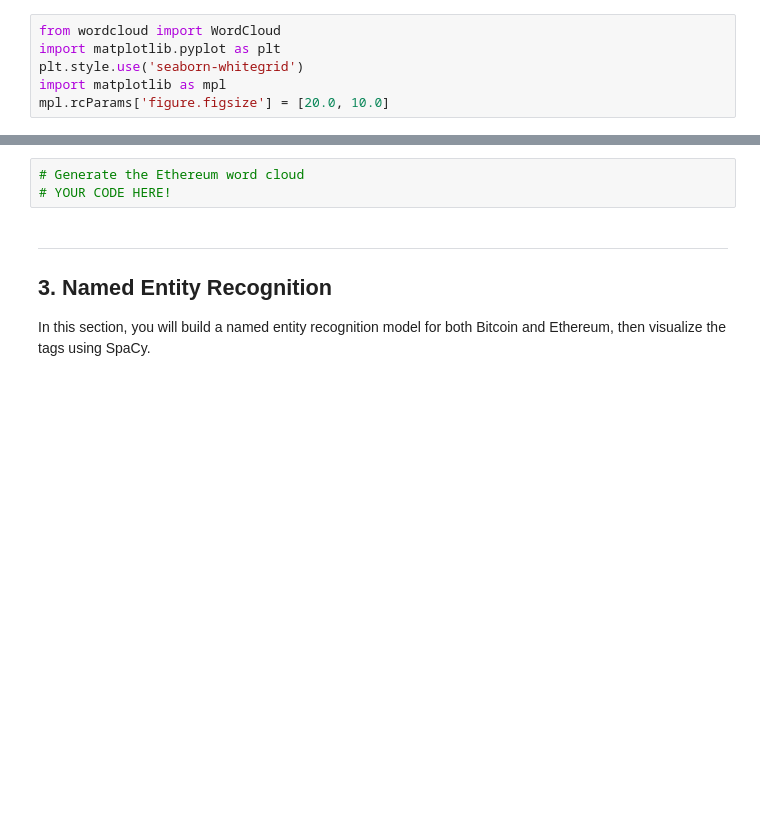
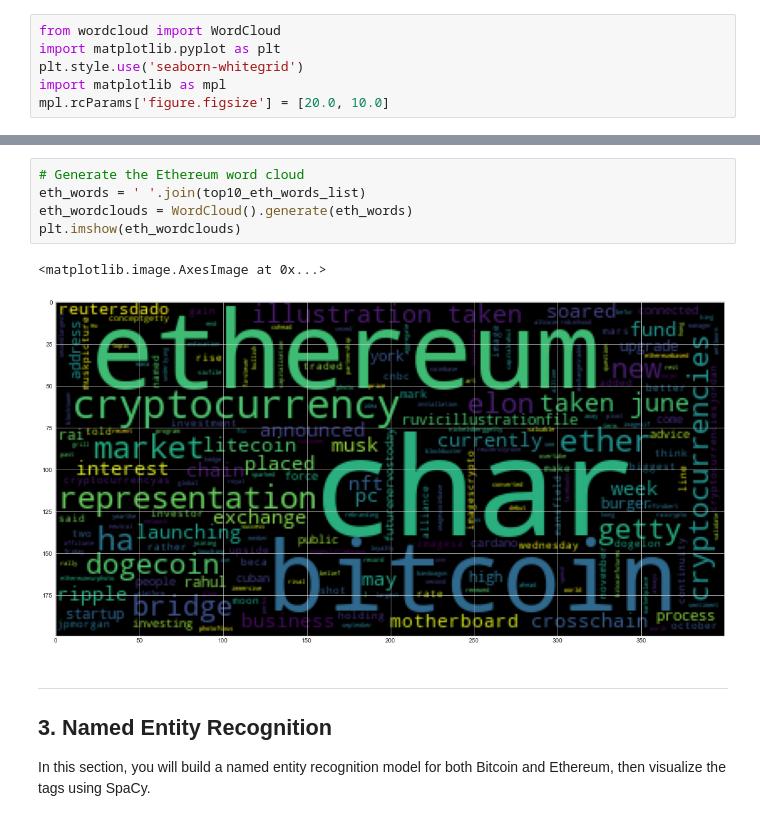
Before and after one commit to cryptillium/NLP, a Jupyter notebook: crypto_sentiment.ipynb, the cells around one changed output, grey strips where cells are left out. Saved outputs shown, nothing was run; the diff lists cells and outputs as text; blank space fills up the shorter version.

```diff
--- a/crypto_sentiment.ipynb
+++ b/crypto_sentiment.ipynb
@@ -335,6 +340,11 @@ mpl.rcParams['figure.figsize'] = [20.0, 10.0]
 # %%
 # Generate the Ethereum word cloud
-# YOUR CODE HERE!
+eth_words = ' '.join(top10_eth_words_list)
+eth_wordclouds = WordCloud().generate(eth_words)
+plt.imshow(eth_wordclouds)
+# %% [output]
+<matplotlib.image.AxesImage at 0x...>
+[figure, added]
 # %% [markdown]
 ---
 ## 3. Named Entity Recognition
```
Also changed, not shown: parts of 14 cells of this notebook, 1 other file.
